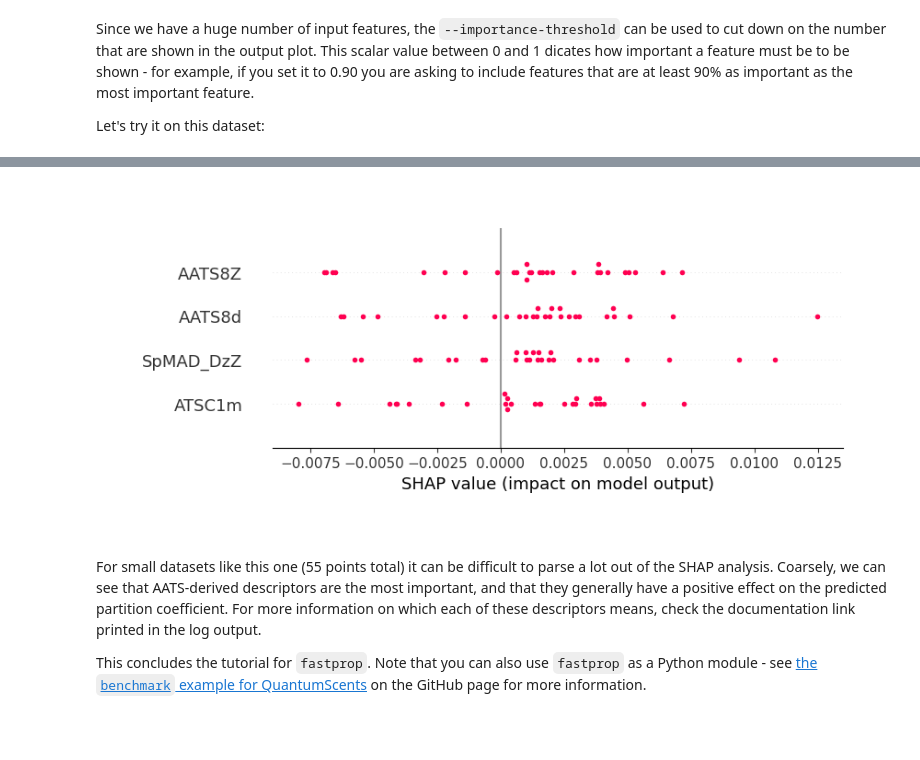
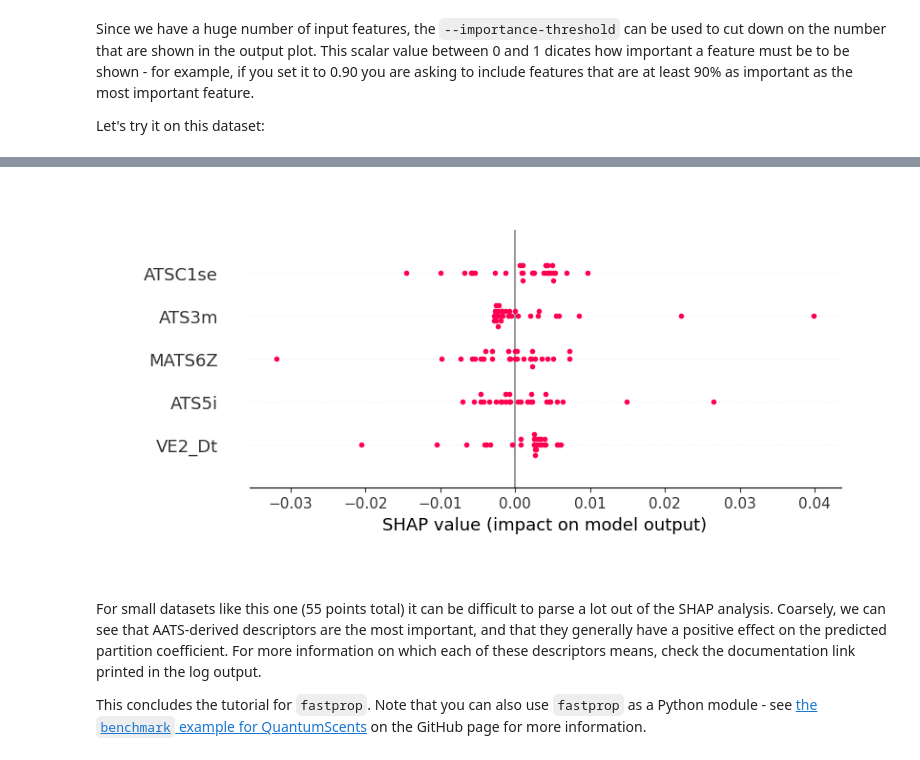
Before and after one commit to JacksonBurns/fastprop, a Jupyter notebook: fastprop_demo.ipynb, the cells around one changed output, grey strips where cells are left out. Cells and saved outputs as stored; diff of their text form; code cells hidden in the pictures; blank space fills up the shorter version.

```diff
--- a/fastprop_demo.ipynb
+++ b/fastprop_demo.ipynb
@@ -232,8 +226,8 @@ Let's try it on this dataset:
 # %%
 from IPython.display import Image
-Image('log_p_feature_importance_beeswarm.png')
+Image('task_0_feature_importance_beeswarm.png')
 # %% [output]
-[figure, old version]
+[figure, new version]
 # %% [markdown]
 For small datasets like this one (55 points total) it can be difficult to parse a lot out of the SHAP analysis.
 Coarsely, we can see that AATS-derived descriptors are the most important, and that they generally have a positive effect on the predicted partition coefficient.
```
Also changed, not shown: parts of 8 cells of this notebook, 4 other files.
